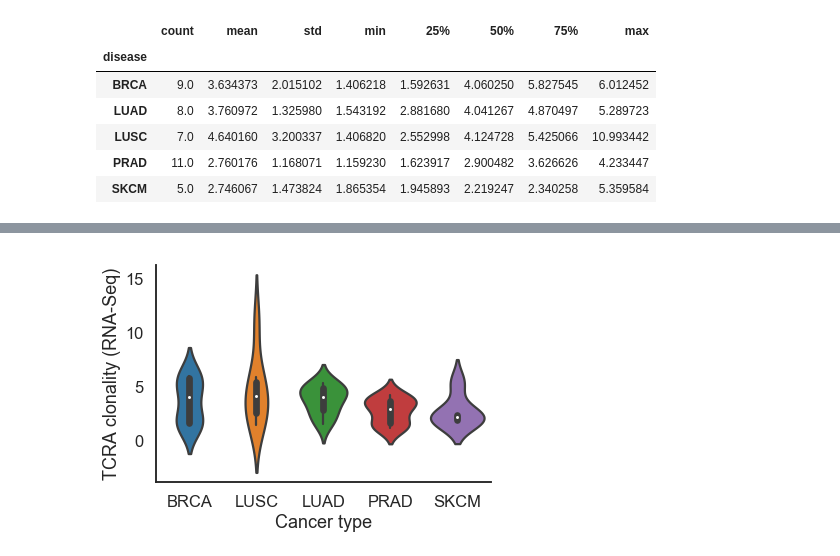
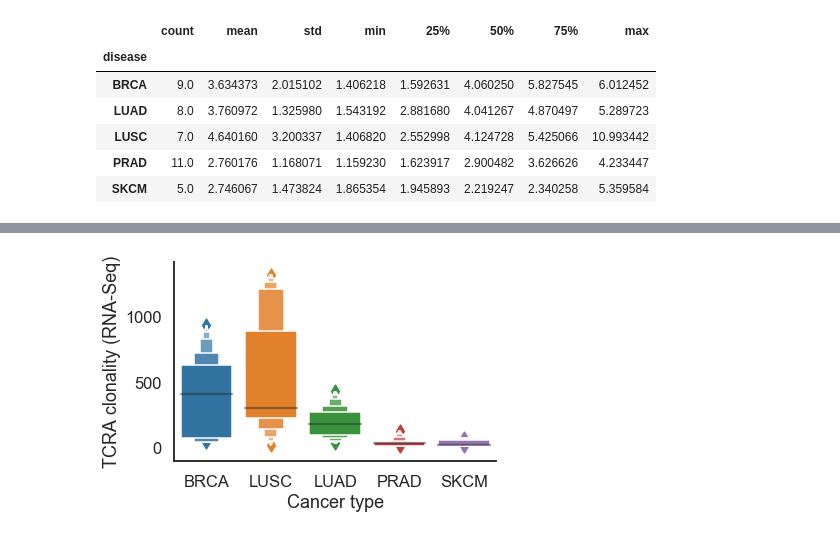
Before and after one commit to smangul1/seeing.beyond.target.results, a Jupyter notebook: raw.results/analysis.imrep.ipynb, the cells around one changed output, grey strips where cells are left out. Cells and saved outputs as stored; diff of their text form; code cells hidden in the pictures.

```diff
--- a/raw.results/analysis.imrep.ipynb
+++ b/raw.results/analysis.imrep.ipynb
@@ -112,13 +127,17 @@ plt.savefig("IGH.clonality.RNASeq.pdf", bbox_inches='tight')
 # %%
 import matplotlib.pyplot as plt
 import seaborn as sns
 g=sns.set_style("white")
 g=sns.set_context("talk")
-g=sns.violinplot(x="disease", y="nTCRA_norm", data=data_imrep_both)
-#g=sns.stripplot(x="disease", y="nTCRA_norm", data=data_imrep_both, palette=["black"], jitter=0.05)
+
+g=sns.catplot(x='disease', y='nTCRA2', data=data_imrep_both,
+            height=4,aspect=1.5,kind='boxen')
+
+
 g.set(xlabel='Cancer type', ylabel='TCRA clonality (RNA-Seq)')
 g=sns.despine()
 #plt.show(g)
 plt.savefig("TCRA.clonality.RNASeq.pdf", bbox_inches='tight')
+plt.savefig("TCRA.clonality.RNASeq.png", bbox_inches='tight')
 # %% [output]
-[figure, old version]
+[figure, new version]
```
Also changed, not shown: parts of 9 cells of this notebook, 15 other files.
